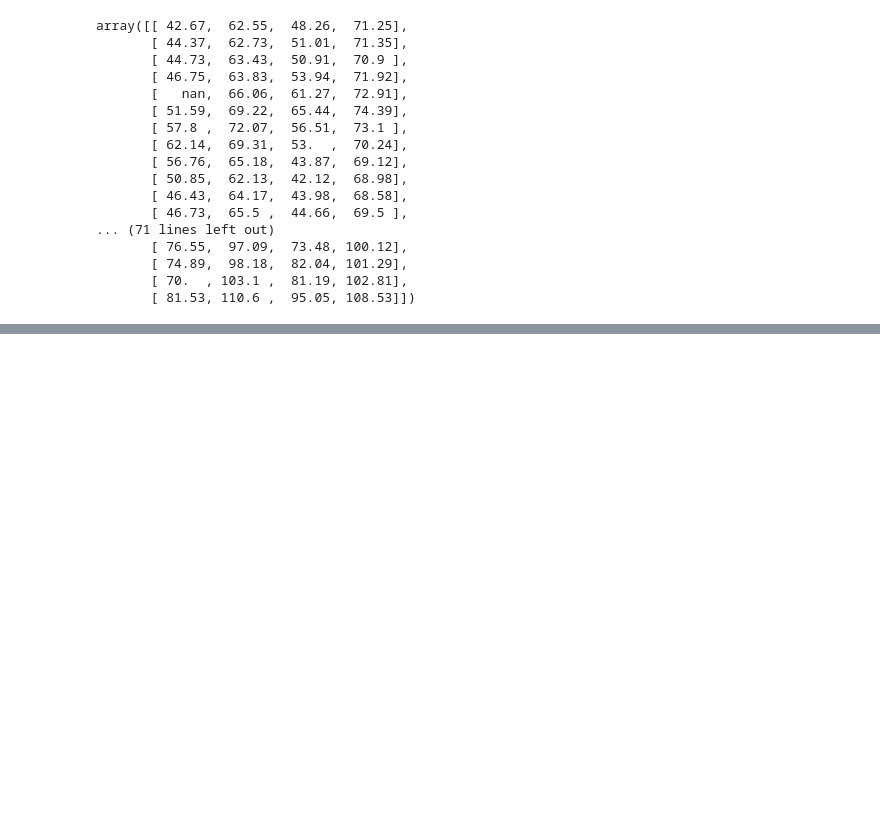
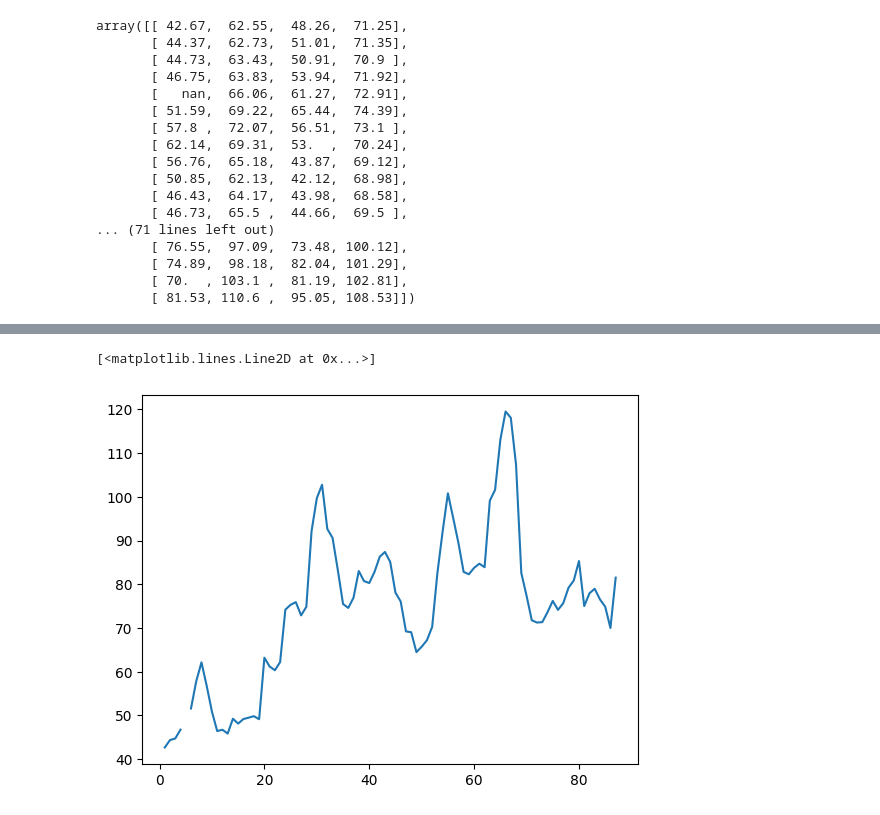
Before and after one commit to sallylpez/Numpy, a Jupyter notebook: Numpy.ipynb, the cells around one changed output, grey strips where cells are left out. Saved outputs shown, nothing was run; the diff lists cells and outputs as text; code cells hidden in the pictures; blank space fills up the shorter version.

```diff
--- a/Numpy.ipynb
+++ b/Numpy.ipynb
@@ -151,0 +162,5 @@ plt.show()
+# %%
+plt.plot(fechas, precios[:,0])
+# %% [output]
+[<matplotlib.lines.Line2D at 0x...>]
+[figure, added]
```
Also changed, not shown: parts of 3 cells of this notebook.
